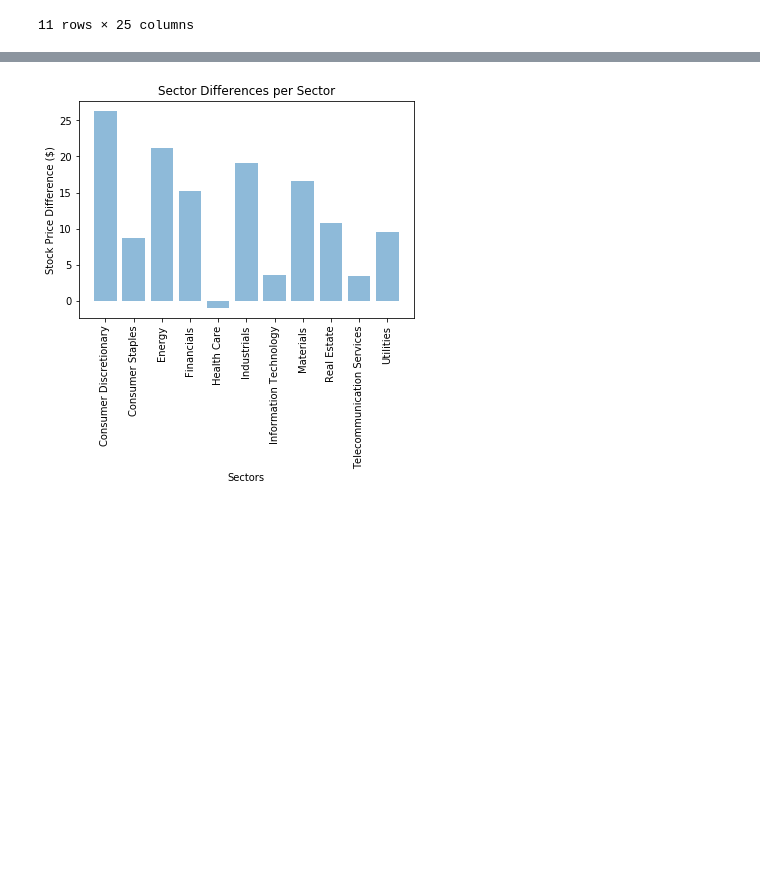
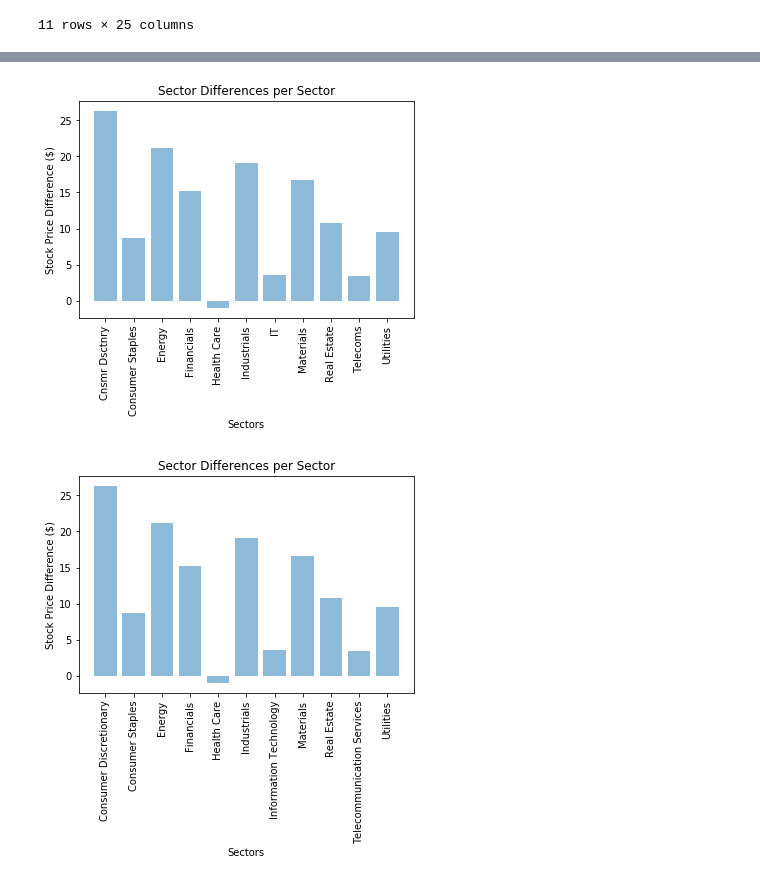
Before and after one commit to bhhnguyen/DataViz-Proj1, a Jupyter notebook: Wendy_ProjectDraft.ipynb, the cells around one changed output, grey strips where cells are left out. Saved outputs shown, nothing was run; the diff lists cells and outputs as text; code cells hidden in the pictures; blank space fills up the shorter version.

```diff
--- a/Wendy_ProjectDraft.ipynb
+++ b/Wendy_ProjectDraft.ipynb
@@ -187,3 +193,9 @@ sector_df
 | Telecommunication Services | 36.316667 | 36.413333 | 37.320000 | 36.723333 | 37.546667 | 37.840000 | 37.993333 | 37.490000 | ... |
 | Utilities | 81.083846 | 79.808654 | 79.692885 | 79.938462 | 79.784615 | 76.430769 | 77.766538 | 77.886538 | ... |
 11 rows × 25 columns
+# %%
+renamed_df = sector_df.copy()
+renamed_df.rename(index = {'Consumer Discretionary':'Cnsmr Dsctnry',
+                           "Information Technology":"IT",
+                           "Telecommunication Services":"Telecoms"}, inplace = True)
+renamed_df
@@ -190,3 +217,17 @@ sector_df
+# %%
+x=renamed_df.index
+y=renamed_df["Difference"]
+
+plt.bar(x, y, align='center', alpha=0.5)
+plt.title("Sector Differences per Sector")
+plt.xlabel("Sectors")
+plt.ylabel("Stock Price Difference ($)")
+plt.xticks(rotation=90)
+plt.savefig('Sector_Difference.png')
+
+plt.show()
+# %% [output]
+[figure, added]
 # %%
 x=sector_df.index
 y=sector_df["Difference"]
```
Also changed, not shown: parts of 20 cells of this notebook, 3 other files.
